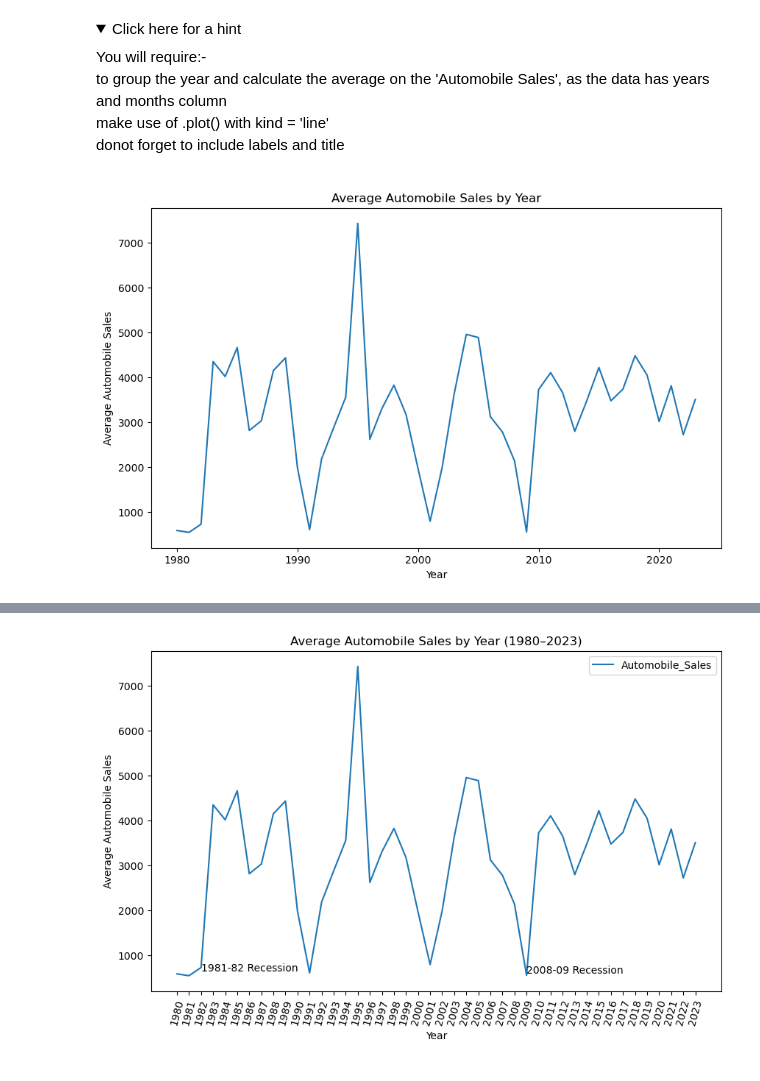
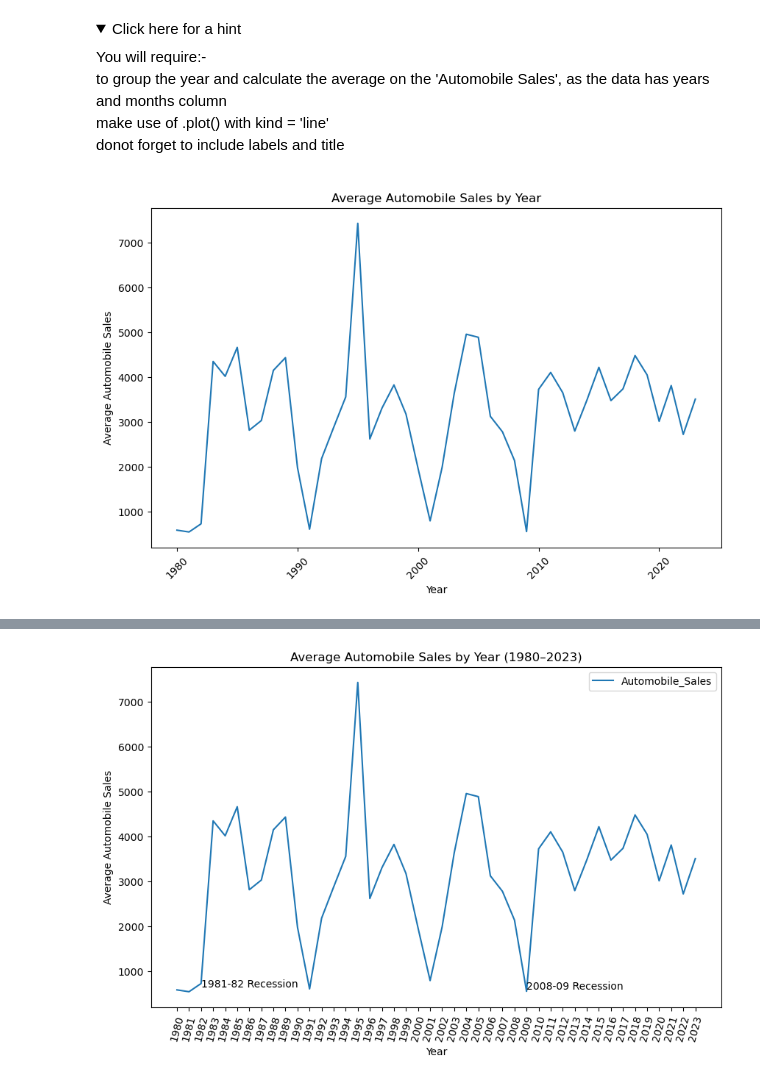
Before and after one commit to antonio-xrp/data_science_ibm, a Jupyter notebook: notebooks/capstone/DV0101EN-Final-Assign-Part1.ipynb, the cells around one changed output, grey strips where cells are left out. Saved outputs shown, nothing was run; the diff lists cells and outputs as text; code cells hidden in the pictures; folded sections open.

```diff
--- a/notebooks/capstone/DV0101EN-Final-Assign-Part1.ipynb
+++ b/notebooks/capstone/DV0101EN-Final-Assign-Part1.ipynb
@@ -217,17 +217,22 @@ You will require:-
 </details>
 # %%
 
- # create data for plotting
-df_line = df.groupby(df['Year'])['Automobile_Sales'].mean()
+yearly_avg = df.groupby('Year', as_index=False)['Automobile_Sales'].mean()
 
-# create figure
-plt.figure(figsize=(10, 6))
-df_line.plot(kind='line')
+plt.figure(figsize=(10,6))
+
+sns.lineplot(
+    data=yearly_avg,
+    x='Year',
+    y='Automobile_Sales'
+)
 
 plt.xlabel('Year')
 plt.ylabel('Average Automobile Sales')
 plt.title('Average Automobile Sales by Year')
 
+plt.xticks(rotation=45)
+
 plt.show()
 # %% [output]
-[figure, old version]
+[figure, new version]
```
Also changed, not shown: parts of 43 cells of this notebook, 1 other file.
